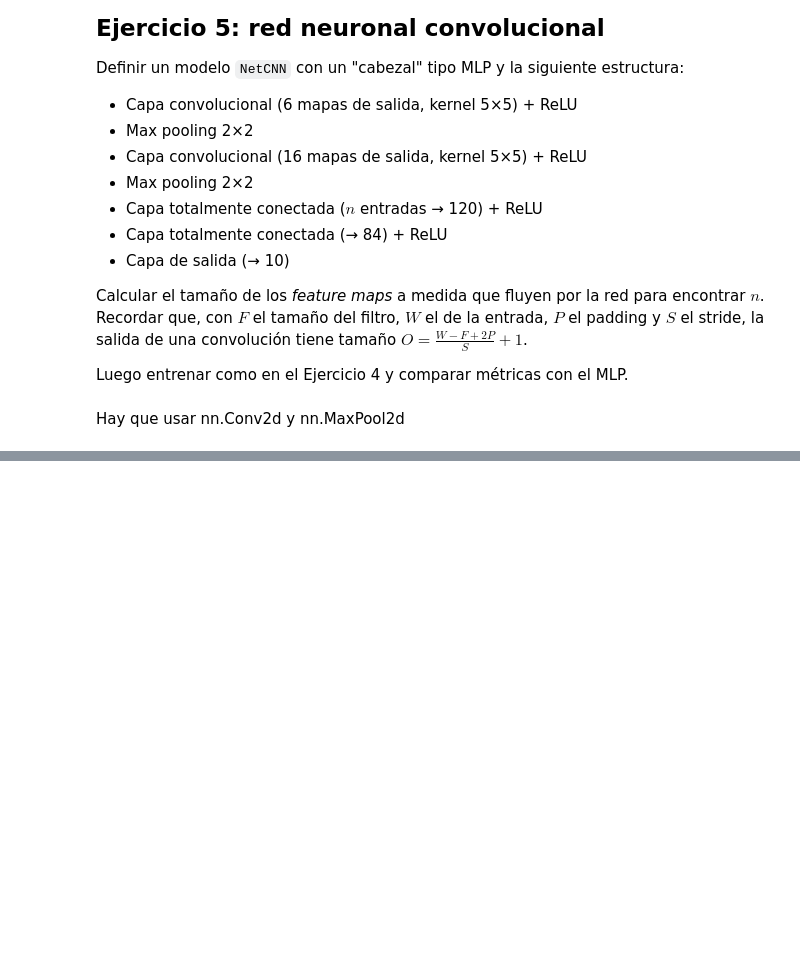
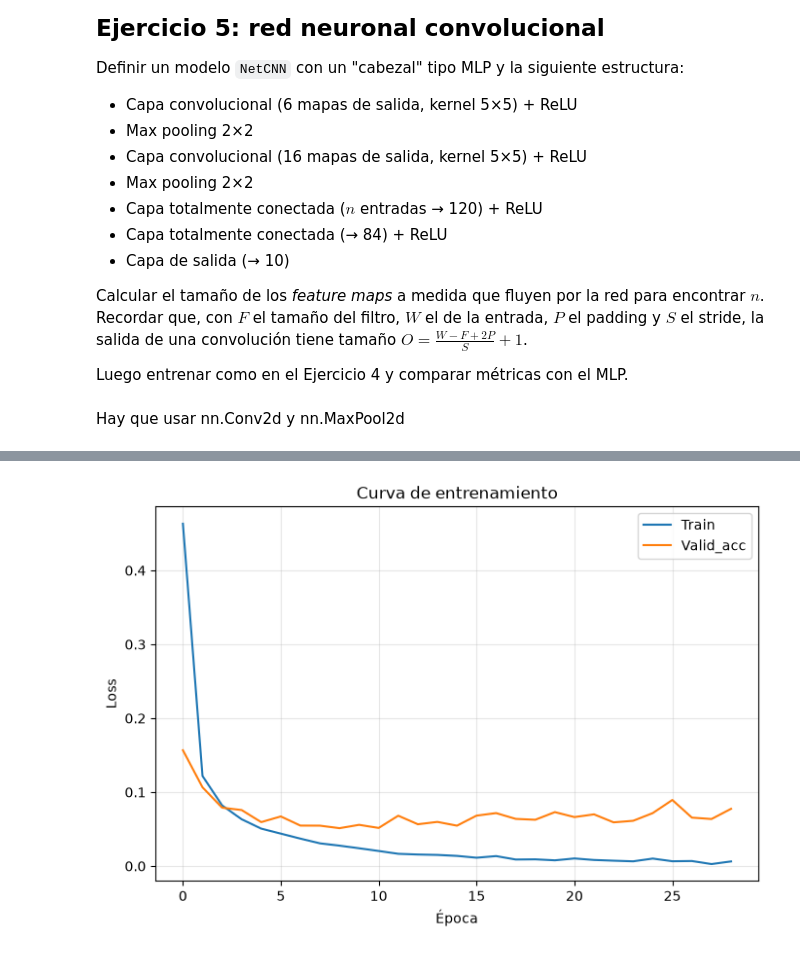
Before and after one commit to gggelme/pytorch_redes_ii, a Jupyter notebook: src/redes_neuronales_ii/Guia_1_alumno.ipynb, the cells around one changed output, grey strips where cells are left out. Cells and saved outputs as stored; diff of their text form; code cells hidden in the pictures; blank space fills up the shorter version.

```diff
--- a/src/redes_neuronales_ii/Guia_1_alumno.ipynb
+++ b/src/redes_neuronales_ii/Guia_1_alumno.ipynb
@@ -508,0 +741,18 @@ class NetCNN(nn.Module):
+# %%
+mnist_train = datasets.MNIST(root="./data", train=True, download=True,
+                             transform=transforms.ToTensor())
+mnist_test = datasets.MNIST(root="./data", train=False, download=True,
+                            transform=transforms.ToTensor())
+# %%
+import torchvision
+from torchvision import datasets, transforms
+
+class Minst_Dataset(Dataset):
+    def __init__(self, X, y):
+        self.X = torch.tensor(X, dtype=torch.float32).unsqueeze(1)/255
+        self.y = torch.tensor(y, dtype=torch.long)
+
+    def __len__(self):
+        return len(self.X)
+    def __getitem__(self, idx):
+        return self.X[idx], self.y[idx]
@@ -509,13 +785,4 @@ class NetCNN(nn.Module):
 # %%
-modelo_cnn = NetCNN(n_out = 10)
-criterio = nn.CrossEntropyLoss()
-opt = torch.optim.SGD(modelo_cnn.parameters(), lr = 0.01)
-
-error_train = []
-error_val = []
-
-n_epoch = 15
-
-for epoch in range(n_epoch):
-    modelo_cnn.train() #hay que aclarar que vamos a entrenar
-    perdida_train_total = 0.0
+modelo_cnn = Net_CNN_PRO(n_out = 10)
+hist = entrenar_MLP(modelo_cnn, train_loader, val_loader)
+print(modelo_cnn.test_accuracy(test_loader))
@@ -521,0 +792,12 @@ for epoch in range(n_epoch):
+# %%
+plt.figure(figsize=(8,5))
+plt.plot(hist["train"], label="Train")
+plt.plot(hist["valid"], label="Valid_acc")
+plt.xlabel("Época")
+plt.ylabel("Loss")
+plt.title("Curva de entrenamiento")
+plt.legend()
+plt.grid(True, alpha=0.3)
+plt.show()
+# %% [output]
+[figure, added]
```
Also changed, not shown: parts of 22 cells of this notebook, 14 other files.
